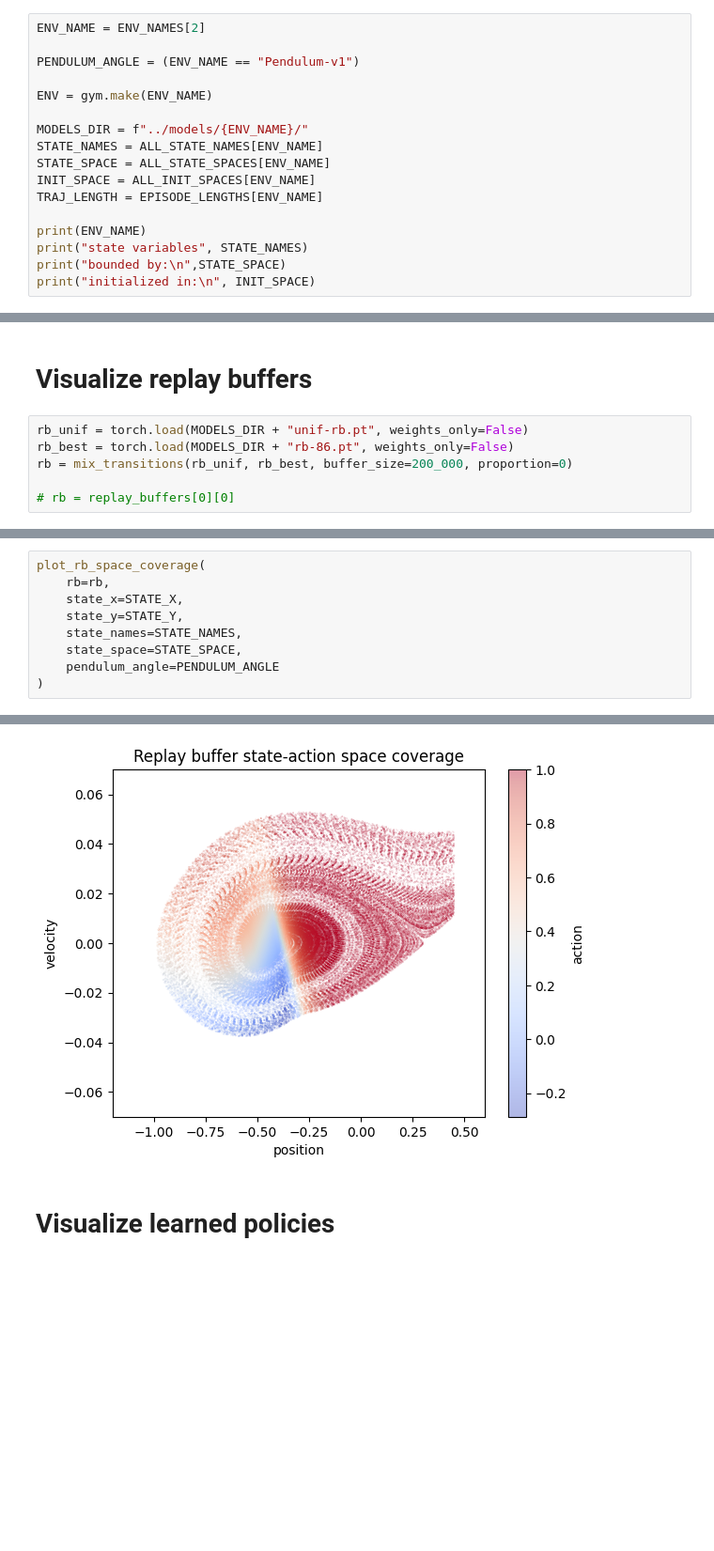
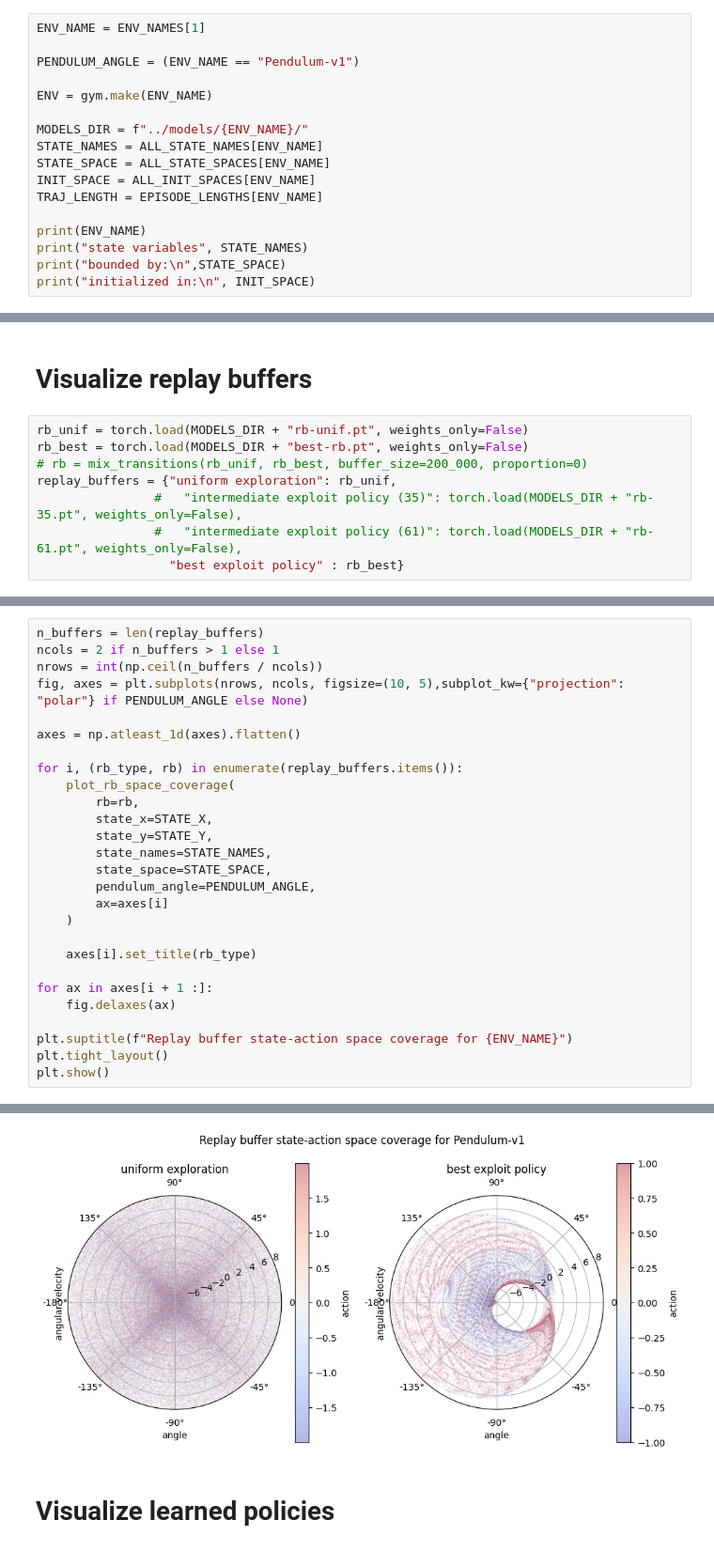
Before and after one commit to milosoundjian/projet-mind, a Jupyter notebook: experiments/notebooks/04-analyze_policies.ipynb, the cells around one changed output, grey strips where cells are left out. Shown at 94% size. Cells and saved outputs as stored; diff of their text form; blank space fills up the shorter version.

Commit message:
fix uniform exploration for pendulum

```diff
--- a/experiments/notebooks/04-analyze_policies.ipynb
+++ b/experiments/notebooks/04-analyze_policies.ipynb
@@ -37,7 +37,7 @@ The autoreload extension is already loaded. To reload it, use:
 
 Is specific for each environment
 # %%
-ENV_NAME = ENV_NAMES[2]
+ENV_NAME = ENV_NAMES[1]
 
 PENDULUM_ANGLE = (ENV_NAME == "Pendulum-v1")
 
@@ -79,8 +86,10 @@ replay_buffers = performances["replay_buffers"]
 # %% [markdown]
 # Visualize replay buffers
 # %%
-rb_unif = torch.load(MODELS_DIR + "unif-rb.pt", weights_only=False)
-rb_best = torch.load(MODELS_DIR + "rb-86.pt", weights_only=False)
-rb = mix_transitions(rb_unif, rb_best, buffer_size=200_000, proportion=0)
-
-# rb = replay_buffers[0][0]
+rb_unif = torch.load(MODELS_DIR + "rb-unif.pt", weights_only=False)
+rb_best = torch.load(MODELS_DIR + "best-rb.pt", weights_only=False)
+# rb = mix_transitions(rb_unif, rb_best, buffer_size=200_000, proportion=0)
+replay_buffers = {"uniform exploration": rb_unif,
+                #   "intermediate exploit policy (35)": torch.load(MODELS_DIR + "rb-35.pt", weights_only=False),
+                #   "intermediate exploit policy (61)": torch.load(MODELS_DIR + "rb-61.pt", weights_only=False),
+                  "best exploit policy" : rb_best}
@@ -87,10 +98,28 @@ rb = mix_transitions(rb_unif, rb_best, buffer_size=200_000, proportion=0)
 # %%
-plot_rb_space_coverage(
-    rb=rb,
-    state_x=STATE_X,
-    state_y=STATE_Y,
-    state_names=STATE_NAMES,
-    state_space=STATE_SPACE,
-    pendulum_angle=PENDULUM_ANGLE
-)
+n_buffers = len(replay_buffers)
+ncols = 2 if n_buffers > 1 else 1
+nrows = int(np.ceil(n_buffers / ncols))
+fig, axes = plt.subplots(nrows, ncols, figsize=(10, 5),subplot_kw={"projection": "polar"} if PENDULUM_ANGLE else None)
+
+axes = np.atleast_1d(axes).flatten()
+
+for i, (rb_type, rb) in enumerate(replay_buffers.items()):
+    plot_rb_space_coverage(
+        rb=rb,
+        state_x=STATE_X,
+        state_y=STATE_Y,
+        state_names=STATE_NAMES,
+        state_space=STATE_SPACE,
+        pendulum_angle=PENDULUM_ANGLE,
+        ax=axes[i]
+    )
+
+    axes[i].set_title(rb_type)
+
+for ax in axes[i + 1 :]:
+    fig.delaxes(ax)
+
+plt.suptitle(f"Replay buffer state-action space coverage for {ENV_NAME}")
+plt.tight_layout()
+plt.show()
 # %% [output]
@@ -98,4 +126,4 @@ plot_rb_space_coverage(
-[figure, old version]
+[figure, new version]
 # %% [markdown]
 # Visualize learned policies
 # %%
```
Also changed, not shown: parts of 7 cells of this notebook, 4 other files.
